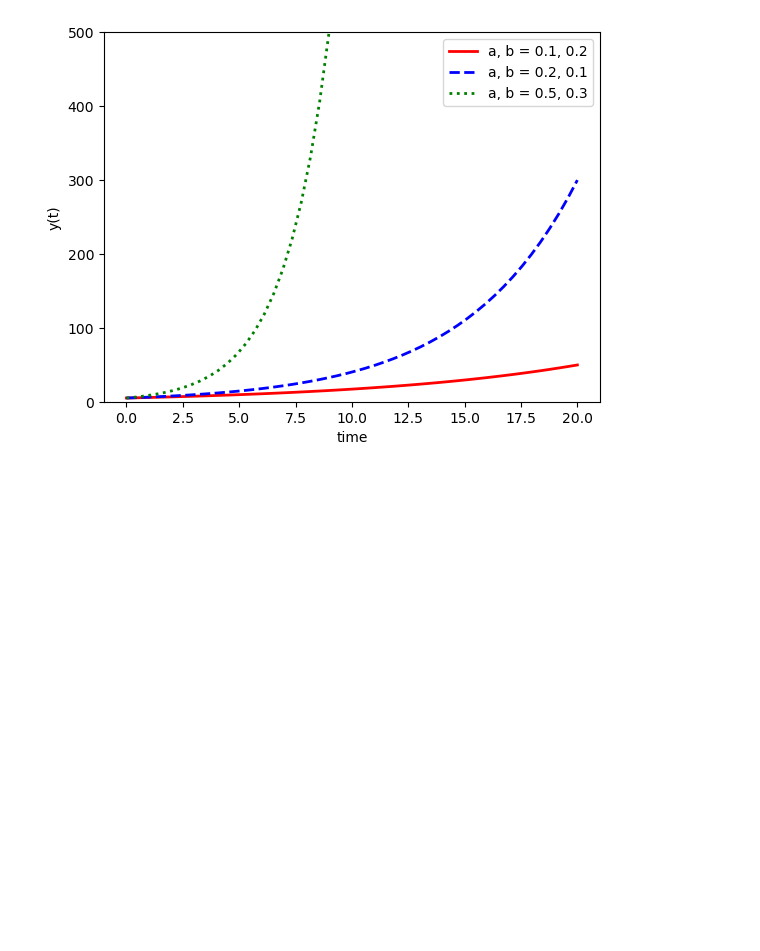
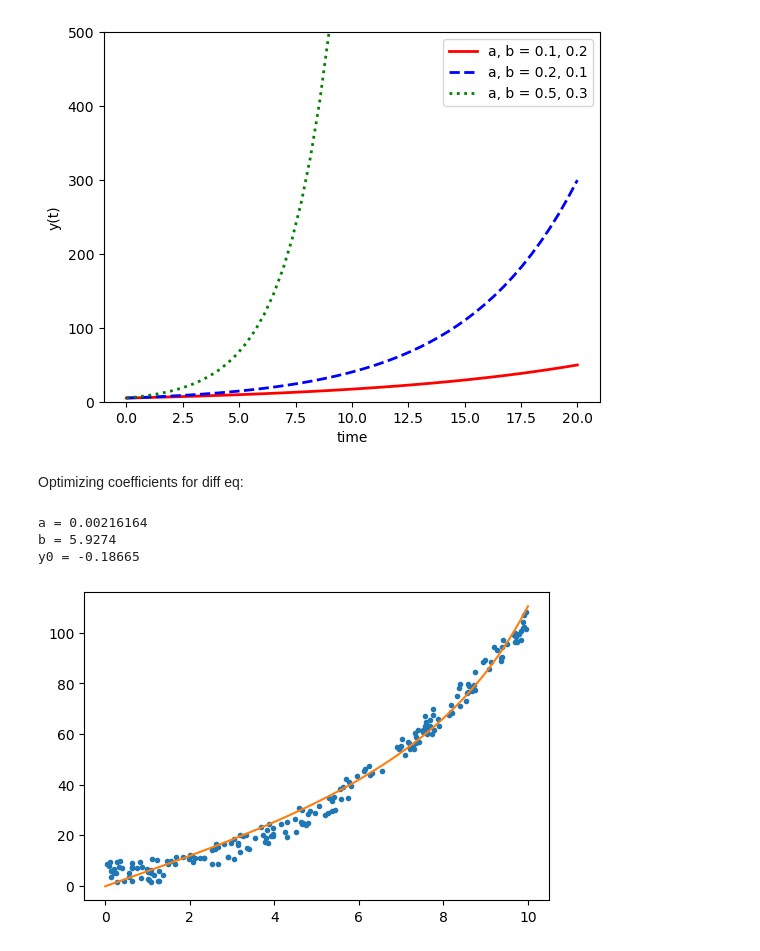
Before and after one commit to CirclesAndBoxes/M3-Python, a Jupyter notebook: dynamical_systems/differential_eqn.ipynb, the cells around one changed output. Drawn from its saved outputs; the diff is of its cells as text; code cells hidden in the pictures; blank space fills up the shorter version.

```diff
--- a/dynamical_systems/differential_eqn.ipynb
+++ b/dynamical_systems/differential_eqn.ipynb
@@ -106,3 +106,44 @@ plt.legend()
 plt.show()
 # %% [output]
 [figure]
+# %% [markdown]
+Optimizing coefficients for diff eq:
+# %%
+# Taken code from https://stackoverflow.com/questions/16223283/optimize-constants-in-differential-equations-in-python
+import numpy as np
+from scipy.integrate import odeint
+from scipy.optimize import curve_fit
+
+def f(y, t, a, b):
+    return a*y**2 + b
+
+def y(t, a, b, y0):
+    """
+    Solution to the ODE y'(t) = f(t,y,a,b) with initial condition y(0) = y0
+    """
+    y = odeint(f, y0, t, args=(a, b))
+    return y.ravel()
+
+# Some random data to fit
+data_t = np.sort(np.random.rand(200) * 10)
+data_y = data_t**2 + np.random.rand(200)*10
+
+popt, cov = curve_fit(y, data_t, data_y, [-1.2, 0.1, 0])
+a_opt, b_opt, y0_opt = popt
+
+print("a = %g" % a_opt)
+print("b = %g" % b_opt)
+print("y0 = %g" % y0_opt)
+
+import matplotlib.pyplot as plt
+t = np.linspace(0, 10, 2000)
+plt.plot(data_t, data_y, '.',
+         t, y(t, a_opt, b_opt, y0_opt), '-')
+plt.gcf().set_size_inches(6, 4)
+plt.savefig('out.png', dpi=96)
+plt.show()
+# %% [output]
+a = 0.00216164
+b = 5.9274
+y0 = -0.18665
+[figure, added]
```
Also changed, not shown: 3 other files.
